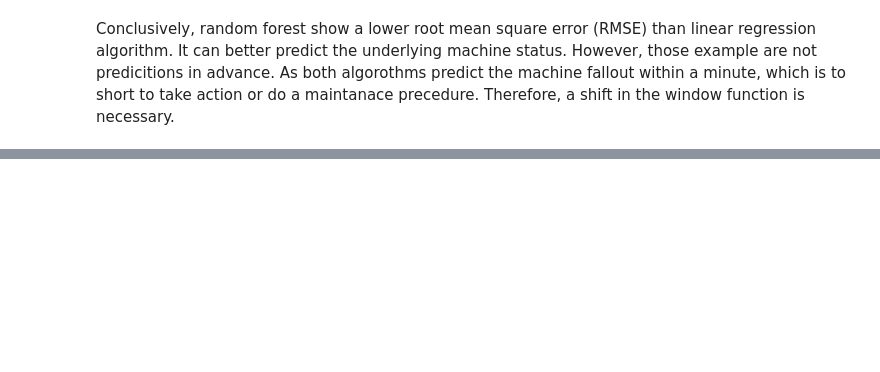
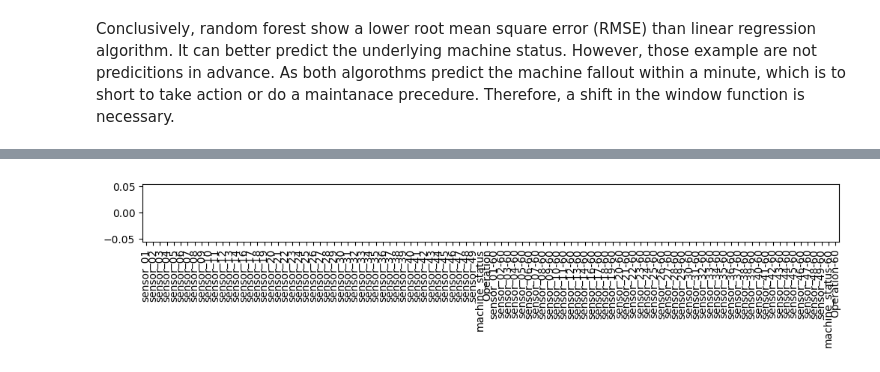
Before and after one commit to andrey101010/ds-predicitive-maintenace, a Jupyter notebook: 05_Pump_Sensors.ipynb, the cells around one changed output, grey strips where cells are left out. Drawn from its saved outputs; the diff is of its cells as text; code cells hidden in the pictures; blank space fills up the shorter version.

```diff
--- a/05_Pump_Sensors.ipynb
+++ b/05_Pump_Sensors.ipynb
@@ -123,0 +192,4 @@ to take action or do a maintanace precedure. Therefore, a shift in the window fu
+# %%
+df.isna().sum().plot(kind='bar', figsize = (12, 1));
+# %% [output]
+[figure, added]
```
Also changed, not shown: parts of 39 cells of this notebook.
